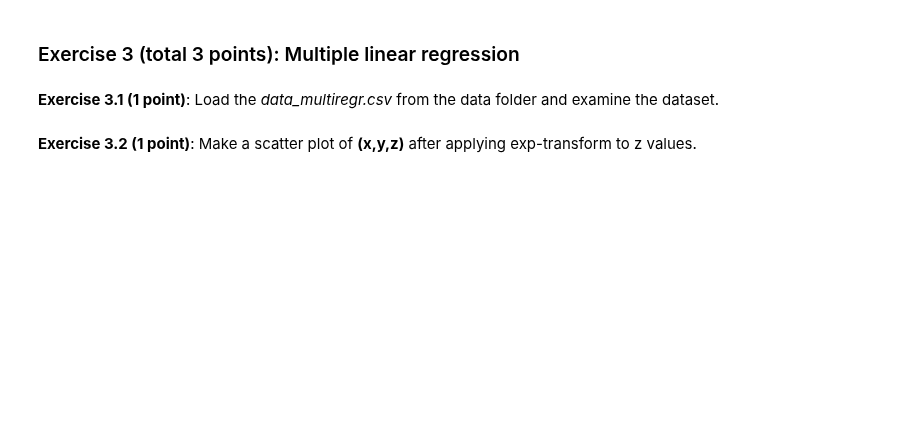
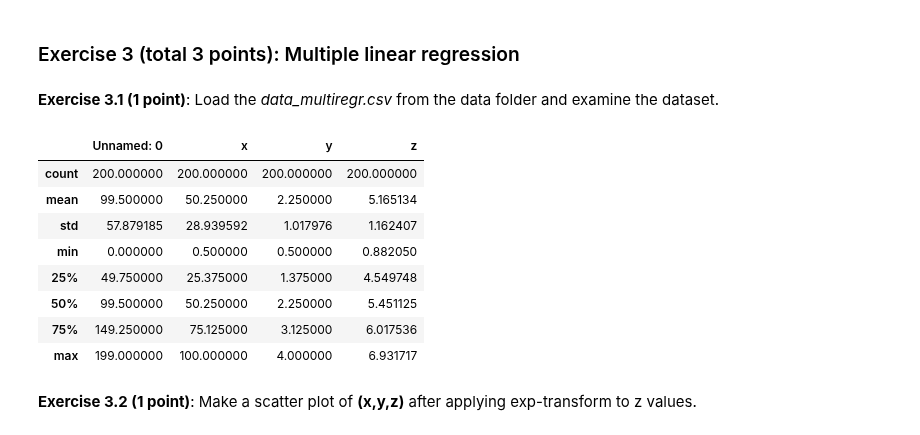
Before and after one commit to troniixx/uzh, a Jupyter notebook: Computational Science/ESC403/Exercise 2/Session_03.ipynb, the cells around one changed output. Saved outputs shown, nothing was run; the diff lists cells and outputs as text; code cells hidden in the pictures; blank space fills up the shorter version.

```diff
--- a/Computational Science/ESC403/Exercise 2/Session_03.ipynb
+++ b/Computational Science/ESC403/Exercise 2/Session_03.ipynb
@@ -290,5 +290,19 @@ The fitting formula is: z = -0.011 + 0.503 x + 0.385 y
 ### Exercise 3 (total 3 points): Multiple linear regression
 # %% [markdown]
 **Exercise 3.1 (1 point)**: Load the _data\_multiregr.csv_ from the data folder and examine the dataset.
+# %%
+df_two = pd.read_csv("/Users/merterol/uzh/Computational Science/ESC403/Exercise 2/data/data_multiregr.csv")
+
+df_two.describe()
+# %% [output]
+|  | Unnamed: 0 | x | y | z |
+| count | 200.000000 | 200.000000 | 200.000000 | 200.000000 |
+| mean | 99.500000 | 50.250000 | 2.250000 | 5.165134 |
+| std | 57.879185 | 28.939592 | 1.017976 | 1.162407 |
+| min | 0.000000 | 0.500000 | 0.500000 | 0.882050 |
+| 25% | 49.750000 | 25.375000 | 1.375000 | 4.549748 |
+| 50% | 99.500000 | 50.250000 | 2.250000 | 5.451125 |
+| 75% | 149.250000 | 75.125000 | 3.125000 | 6.017536 |
+| max | 199.000000 | 100.000000 | 4.000000 | 6.931717 |
 # %% [markdown]
 **Exercise 3.2 (1 point)**: Make a scatter plot of __(x,y,z)__ after applying exp-transform to z values.
```
Also changed, not shown: parts of 3 cells of this notebook.
